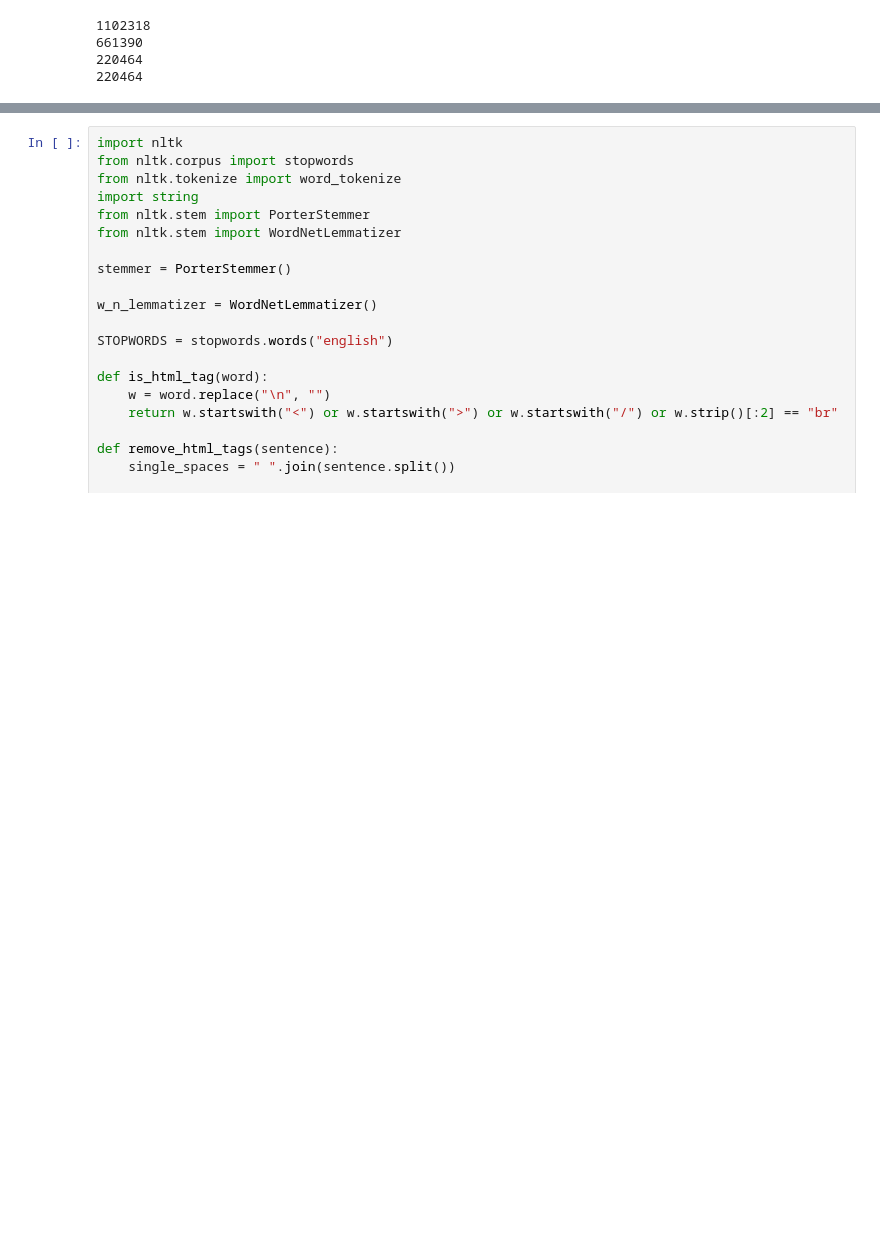
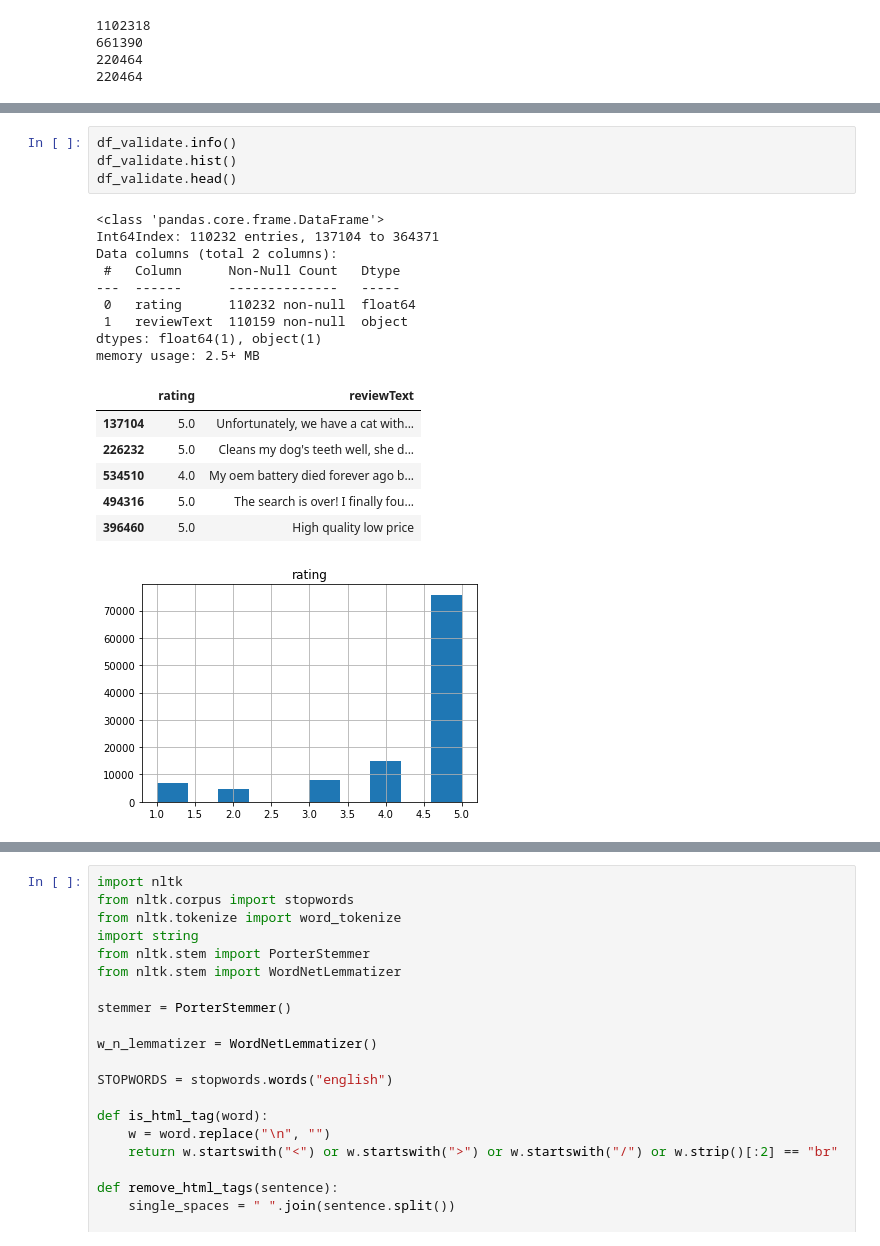
Before and after one commit to p-adrian05/NLP, a Jupyter notebook: NLP_beadando.ipynb, the cells around one changed output, grey strips where cells are left out. Cells and saved outputs as stored; diff of their text form; blank space fills up the shorter version.

```diff
--- a/NLP_beadando.ipynb
+++ b/NLP_beadando.ipynb
@@ -31,0 +53,21 @@ print(df_test.size)
+# %%
+df_validate.info()
+df_validate.hist()
+df_validate.head()
+# %% [output]
+<class 'pandas.core.frame.DataFrame'>
+Int64Index: 110232 entries, 137104 to 364371
+Data columns (total 2 columns):
+ #   Column      Non-Null Count   Dtype
+---  ------      --------------   -----
+ 0   rating      110232 non-null  float64
+ 1   reviewText  110159 non-null  object
+dtypes: float64(1), object(1)
+memory usage: 2.5+ MB
+|  | rating | reviewText |
+| 137104 | 5.0 | Unfortunately, we have a cat with... |
+| 226232 | 5.0 | Cleans my dog's teeth well, she d... |
+| 534510 | 4.0 | My oem battery died forever ago b... |
+| 494316 | 5.0 | The search is over! I finally fou... |
+| 396460 | 5.0 | High quality low price |
+[figure, added]
```
Also changed, not shown: parts of 21 cells of this notebook.
